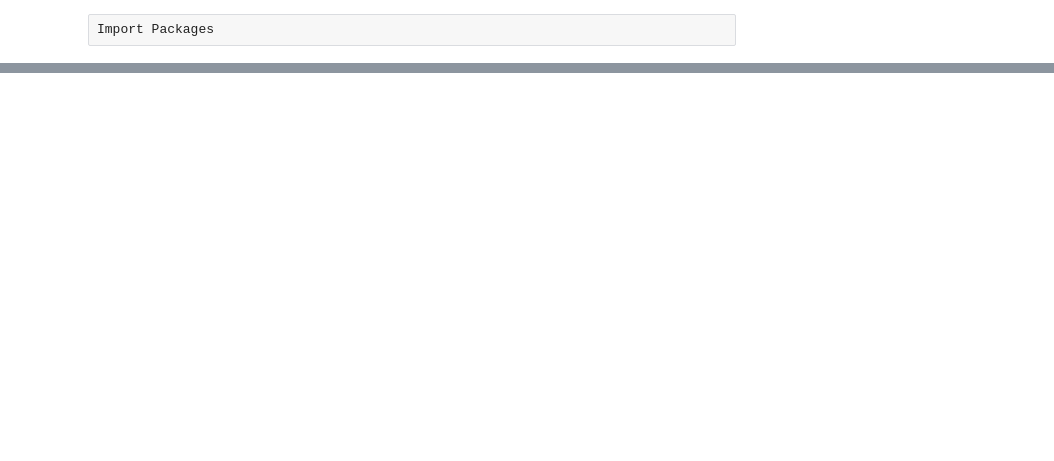
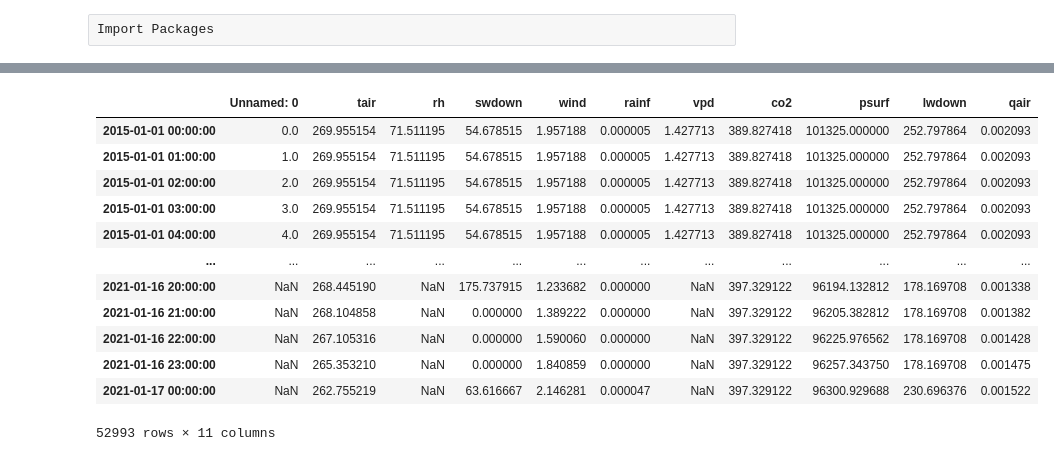
Before and after one commit to JDCP93/NEON_forecast, a Jupyter notebook: Testing.ipynb, the cells around one changed output, grey strips where cells are left out. Saved outputs shown, nothing was run; the diff lists cells and outputs as text; code cells hidden in the pictures; blank space fills up the shorter version.

```diff
--- a/Testing.ipynb
+++ b/Testing.ipynb
@@ -223,0 +93,17 @@ data/forecastcsv/2020-12-13/BART/CABLEInput_BART_2020-12-13_2021-01-17_ens25.csv
+# %%
+vars_to_keep = ["swdown","vpd","rainf"]
+for var in vars_to_keep:
+    print("Checking NaN locations for variable ", var)
+    for k,g in groupby(meandf[var].isnull().values):
+       print((k, sum(1 for i in g)))
+# %%
+fakedates = pd.date_range(start="2020-12-01",end="2020-12-13",freq='1H', closed='left')
+# %%
+newdf = pd.DataFrame({"time" : fakedates,
+                     "tair" : np.NaN,
+                     "rh" : np.NaN,
+                     "swdown" : np.NaN,
+                     "wind" : np.NaN,
+                     "rainf" : np.NaN,
+                     "vpd" : np.NaN,
+                     "co2" : np.NaN})
@@ -223,0 +125,8 @@ data/forecastcsv/2020-12-13/BART/CABLEInput_BART_2020-12-13_2021-01-17_ens25.csv
+# %%
+for var in ['swdown','tair','rh', 'wind', 'rainf', 'vpd', 'co2']:
+    for i in range(len(newdf)):
+        month = newdf['time'][i].month
+        day = newdf['time'][i].day
+        raw = meandf[var][np.logical_and(meandf.index.month == month , meandf.index.day == day)]
+        value = raw.values
+        newdf.loc[i, var] = value
@@ -240,0 +245,16 @@ df
+# %%
+pd.concat([meandf,df])
+# %% [output]
+|  | Unnamed: 0 | tair | rh | swdown | wind | rainf | vpd | co2 | psurf | lwdown | qair |
+| 2015-01-01 00:00:00 | 0.0 | 269.955154 | 71.511195 | 54.678515 | 1.957188 | 0.000005 | 1.427713 | 389.827418 | 101325.000000 | 252.797864 | 0.002093 |
+| 2015-01-01 01:00:00 | 1.0 | 269.955154 | 71.511195 | 54.678515 | 1.957188 | 0.000005 | 1.427713 | 389.827418 | 101325.000000 | 252.797864 | 0.002093 |
+| 2015-01-01 02:00:00 | 2.0 | 269.955154 | 71.511195 | 54.678515 | 1.957188 | 0.000005 | 1.427713 | 389.827418 | 101325.000000 | 252.797864 | 0.002093 |
+| 2015-01-01 03:00:00 | 3.0 | 269.955154 | 71.511195 | 54.678515 | 1.957188 | 0.000005 | 1.427713 | 389.827418 | 101325.000000 | 252.797864 | 0.002093 |
+| 2015-01-01 04:00:00 | 4.0 | 269.955154 | 71.511195 | 54.678515 | 1.957188 | 0.000005 | 1.427713 | 389.827418 | 101325.000000 | 252.797864 | 0.002093 |
+| ... | ... | ... | ... | ... | ... | ... | ... | ... | ... | ... | ... |
+| 2021-01-16 20:00:00 | NaN | 268.445190 | NaN | 175.737915 | 1.233682 | 0.000000 | NaN | 397.329122 | 96194.132812 | 178.169708 | 0.001338 |
+| 2021-01-16 21:00:00 | NaN | 268.104858 | NaN | 0.000000 | 1.389222 | 0.000000 | NaN | 397.329122 | 96205.382812 | 178.169708 | 0.001382 |
+| 2021-01-16 22:00:00 | NaN | 267.105316 | NaN | 0.000000 | 1.590060 | 0.000000 | NaN | 397.329122 | 96225.976562 | 178.169708 | 0.001428 |
+| 2021-01-16 23:00:00 | NaN | 265.353210 | NaN | 0.000000 | 1.840859 | 0.000000 | NaN | 397.329122 | 96257.343750 | 178.169708 | 0.001475 |
+| 2021-01-17 00:00:00 | NaN | 262.755219 | NaN | 63.616667 | 2.146281 | 0.000047 | NaN | 397.329122 | 96300.929688 | 230.696376 | 0.001522 |
+52993 rows × 11 columns
```
Also changed, not shown: parts of 45 cells of this notebook, 3 other files.
